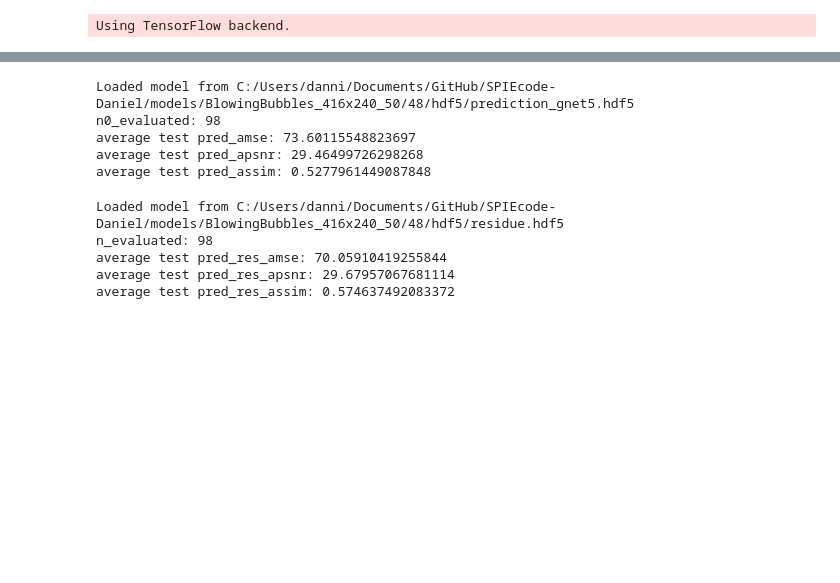
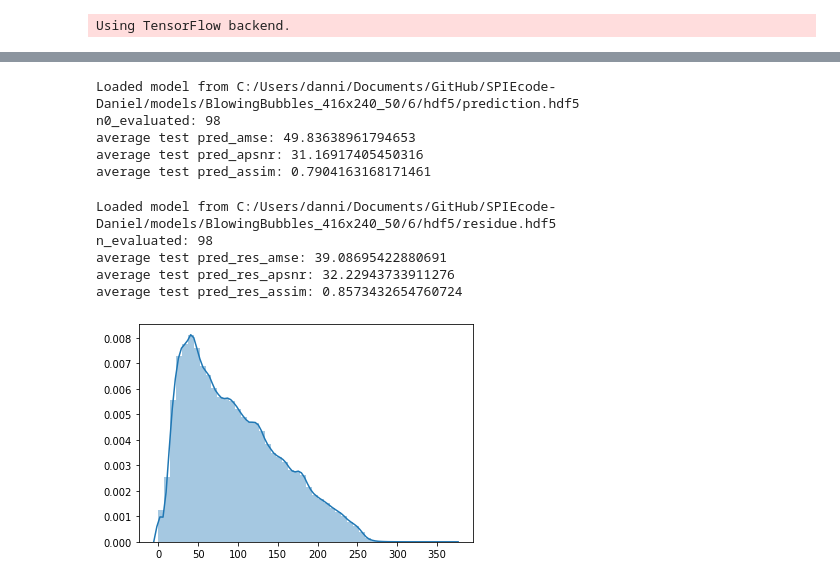
Before and after one commit to Chlerry/Motion-Aware-Deep-Video-Coding-Network, a Jupyter notebook: spie.ipynb, the cells around one changed output, grey strips where cells are left out. Drawn from its saved outputs; the diff is of its cells as text; code cells hidden in the pictures; blank space fills up the shorter version.

```diff
--- a/spie.ipynb
+++ b/spie.ipynb
@@ -94,37 +98,41 @@ Loaded model from C:/Users/danni/Documents/GitHub/SPIEcode-Daniel/models/Blowing
 # %%
-residue_test_images = test_images[1:n_test_frames-1]
-regrouped_prediction = prediction_inference.predict(decoded, 16, 8, testing_ratio, "prediction_gnet5")
+residue_test_images = test_images[1:-1]
+regrouped_prediction = prediction_inference.predict(decoded, 16, 8, testing_ratio, "prediction")
 
-start, step = 0, 1
-n0_evaluated, pred_amse, pred_apsnr, pred_assim = performance_evaluation(residue_test_images, regrouped_prediction, start, step)
-print('n0_evaluated:',n0_evaluated)
-print('average test pred_amse:',pred_amse)
-print('average test pred_apsnr:',pred_apsnr)
-print('average test pred_assim:',pred_assim)
+# start, step = 0, 1
+# n0_evaluated, pred_amse, pred_apsnr, pred_assim = performance_evaluation(residue_test_images, regrouped_prediction, start, step)
+# print('n0_evaluated:',n0_evaluated)
+# print('average test pred_amse:',pred_amse)
+# print('average test pred_apsnr:',pred_apsnr)
+# print('average test pred_assim:',pred_assim)
 # %% [output]
-Loaded model from C:/Users/danni/Documents/GitHub/SPIEcode-Daniel/models/BlowingBubbles_416x240_50/48/hdf5/prediction_gnet5.hdf5
+Loaded model from C:/Users/danni/Documents/GitHub/SPIEcode-Daniel/models/BlowingBubbles_416x240_50/6/hdf5/prediction.hdf5
 n0_evaluated: 98
-average test pred_amse: 73.60115548823697
-average test pred_apsnr: 29.46499726298268
-average test pred_assim: 0.5277961449087848
+average test pred_amse: 49.83638961794653
+average test pred_apsnr: 31.16917405450316
+average test pred_assim: 0.7904163168171461
 # %%
 residue = residue_test_images - regrouped_prediction
 residue_predicted_frames = residue_inference.predict(residue, b, testing_ratio)
 final_frame = np.add(regrouped_prediction, residue_predicted_frames)
 
-start, step = 0, 1
-n_evaluated, pred_res_amse, pred_res_apsnr, pred_res_assim = performance_evaluation(residue_test_images, final_frame, start, step)
-print('n_evaluated:',n_evaluated)
-print('average test pred_res_amse:',pred_res_amse)
-print('average test pred_res_apsnr:',pred_res_apsnr)
-print('average test pred_res_assim:',pred_res_assim)
+# start, step = 0, 1
+# n_evaluated, pred_res_amse, pred_res_apsnr, pred_res_assim = performance_evaluation(residue_test_images, final_frame, start, step)
+# print('n_evaluated:',n_evaluated)
+# print('average test pred_res_amse:',pred_res_amse)
+# print('average test pred_res_apsnr:',pred_res_apsnr)
+# print('average test pred_res_assim:',pred_res_assim)
 # %% [output]
-Loaded model from C:/Users/danni/Documents/GitHub/SPIEcode-Daniel/models/BlowingBubbles_416x240_50/48/hdf5/residue.hdf5
+Loaded model from C:/Users/danni/Documents/GitHub/SPIEcode-Daniel/models/BlowingBubbles_416x240_50/6/hdf5/residue.hdf5
 n_evaluated: 98
-average test pred_res_amse: 70.05910419255844
-average test pred_res_apsnr: 29.67957067681114
-average test pred_res_assim: 0.574637492083372
+average test pred_res_amse: 39.08695422880691
+average test pred_res_apsnr: 32.22943733911276
+average test pred_res_assim: 0.8573432654760724
 # %%
 # print('average test overall_amse:', (pred_res_amse+coarse_amse)/2.0)
 # print('average test overall_apsnr:', (pred_res_apsnr+coarse_apsnr)/2.0)
 # print('average test overall_assim:', (pred_res_assim+coarse_assim)/2.0)
+# %%
+a = decoded[1:-1].flatten()
+b = regrouped_prediction.flatten()
+c = final_frame.flatten()
@@ -130,0 +145,4 @@ average test pred_res_assim: 0.574637492083372
+# %%
+sns.distplot(a);
+# %% [output]
+[figure, added]
```
Also changed, not shown: parts of 4 cells of this notebook.
